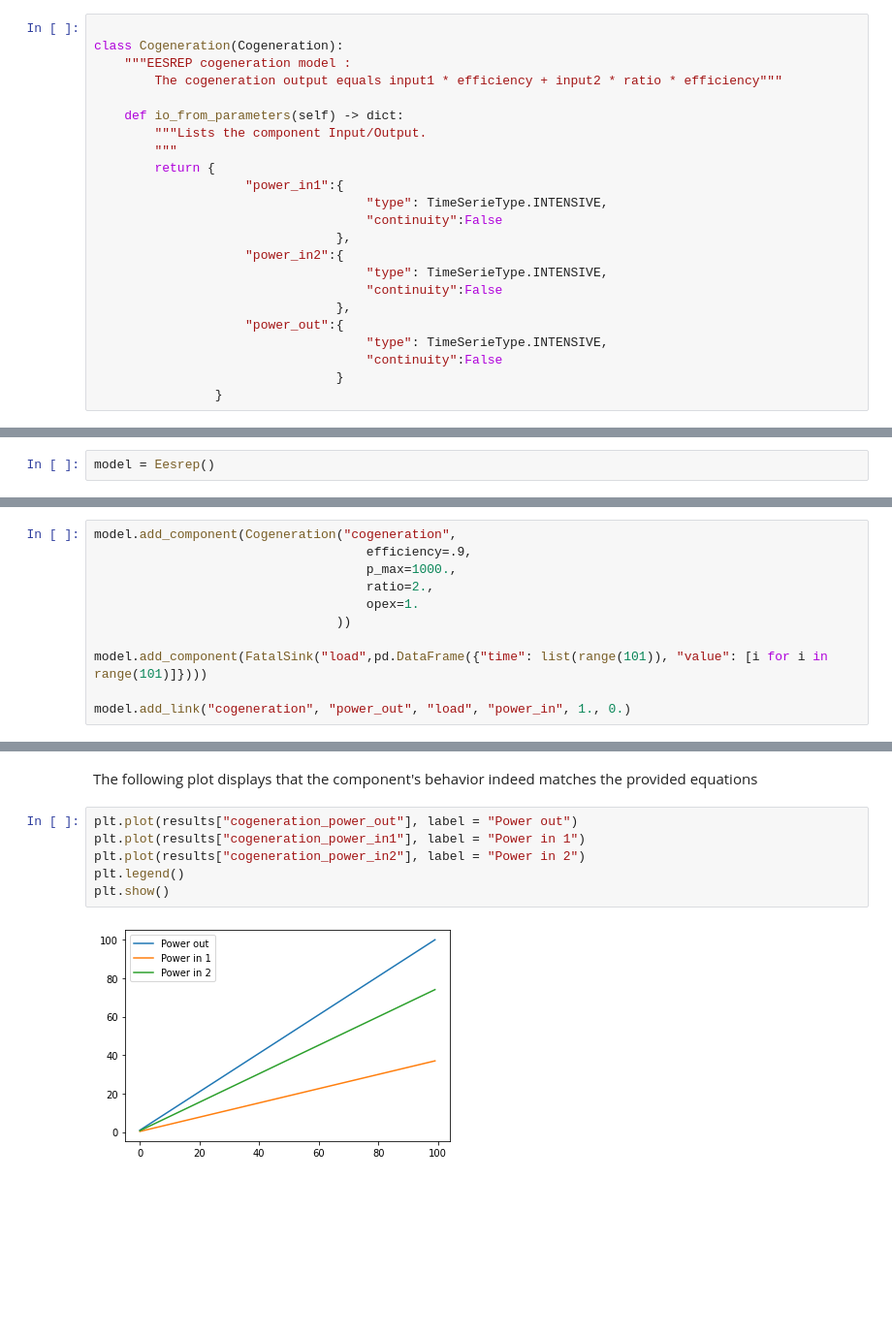
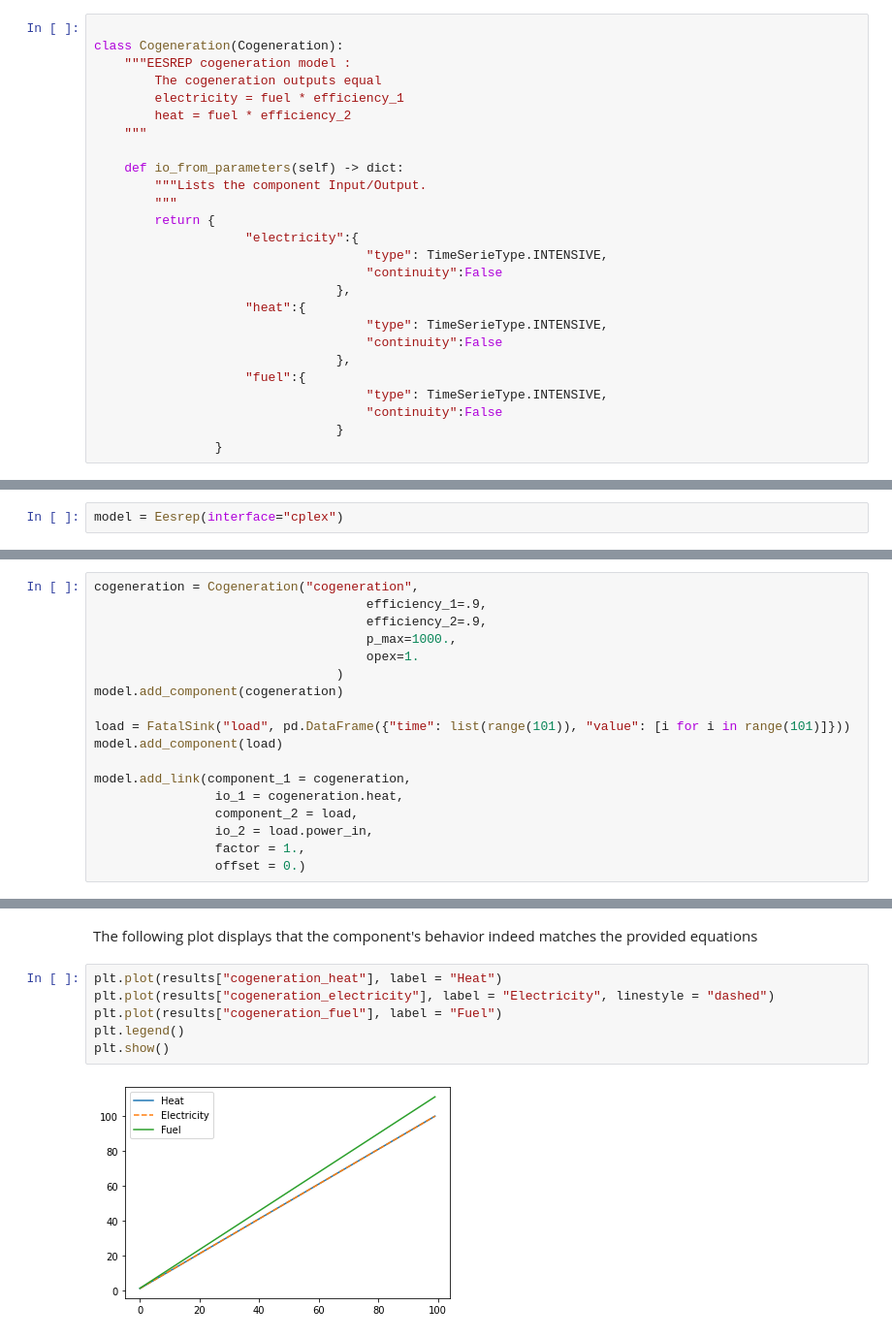
Before and after one commit to cea-eesrep/EESREP, a Jupyter notebook: tutorials/dev_1_set_up_own_component.ipynb, the cells around one changed output, grey strips where cells are left out. Shown at 97% size. Cells and saved outputs as stored; diff of their text form; blank space fills up the shorter version.

Commit message:
link and plugs now expect a component, documentation and tuto update, io names now also are attributes

```diff
--- a/tutorials/dev_1_set_up_own_component.ipynb
+++ b/tutorials/dev_1_set_up_own_component.ipynb
@@ -74,21 +80,24 @@ The parameters given in the dictionnary have no impact on the inputs/outputs pre
 
 class Cogeneration(Cogeneration):
     """EESREP cogeneration model :
-        The cogeneration output equals input1 * efficiency + input2 * ratio * efficiency"""
+        The cogeneration outputs equal
+        electricity = fuel * efficiency_1
+        heat = fuel * efficiency_2
+    """
 
     def io_from_parameters(self) -> dict:
         """Lists the component Input/Output.
         """
         return {
-                    "power_in1":{
+                    "electricity":{
                                     "type": TimeSerieType.INTENSIVE,
                                     "continuity":False
                                 },
-                    "power_in2":{
+                    "heat":{
                                     "type": TimeSerieType.INTENSIVE,
                                     "continuity":False
                                 },
-                    "power_out":{
+                    "fuel":{
                                     "type": TimeSerieType.INTENSIVE,
                                     "continuity":False
                                 }
@@ -159,7 +167,7 @@ class Cogeneration(Cogeneration):
 # %% [markdown]
 Create the Eesrep object and declaration of the Cogeneration component type.
 # %%
-model = Eesrep()
+model = Eesrep(interface="cplex")
 # %% [markdown]
 Create the bus and link the components together.
 
@@ -171,14 +180,21 @@ Similarly to the add_link function, the plug_to_bus function takes few arguments
 -   multiplication factor;
 -   offset.
 # %%
-model.add_component(Cogeneration("cogeneration",
-                                    efficiency=.9,
+cogeneration = Cogeneration("cogeneration",
+                                    efficiency_1=.9,
+                                    efficiency_2=.9,
                                     p_max=1000.,
-                                    ratio=2.,
                                     opex=1.
-                                ))
+                                )
+model.add_component(cogeneration)
 
-model.add_component(FatalSink("load",pd.DataFrame({"time": list(range(101)), "value": [i for i in range(101)]})))
+load = FatalSink("load", pd.DataFrame({"time": list(range(101)), "value": [i for i in range(101)]}))
+model.add_component(load)
 
-model.add_link("cogeneration", "power_out", "load", "power_in", 1., 0.)
+model.add_link(component_1 = cogeneration,
+                io_1 = cogeneration.heat,
+                component_2 = load,
+                io_2 = load.power_in,
+                factor = 1.,
+                offset = 0.)
 # %% [markdown]
@@ -200,10 +225,10 @@ Running first time step
 # %% [markdown]
 The following plot displays that the component's behavior indeed matches the provided equations
 # %%
-plt.plot(results["cogeneration_power_out"], label = "Power out")
-plt.plot(results["cogeneration_power_in1"], label = "Power in 1")
-plt.plot(results["cogeneration_power_in2"], label = "Power in 2")
+plt.plot(results["cogeneration_heat"], label = "Heat")
+plt.plot(results["cogeneration_electricity"], label = "Electricity", linestyle = "dashed")
+plt.plot(results["cogeneration_fuel"], label = "Fuel")
 plt.legend()
 plt.show()
 # %% [output]
-[figure, old version]
+[figure, new version]
```
Also changed, not shown: parts of 11 cells of this notebook, 38 other files.
